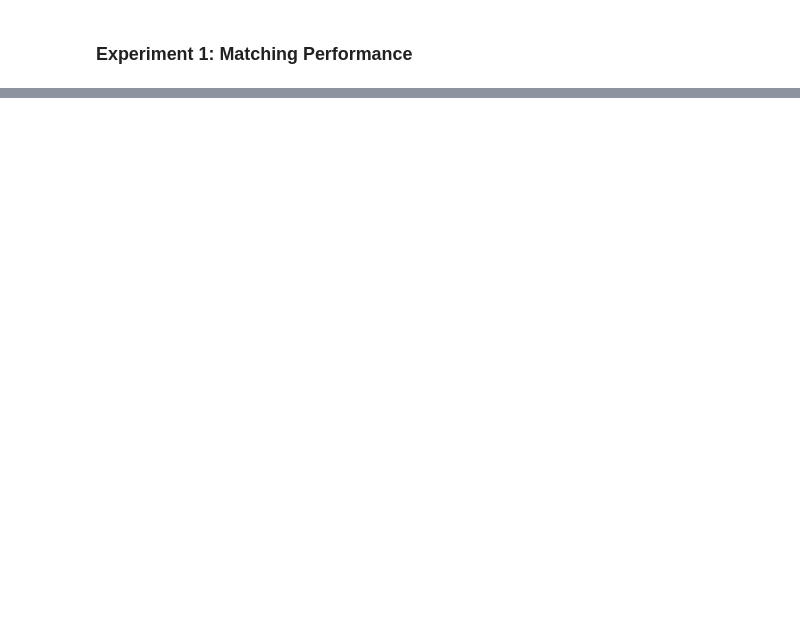
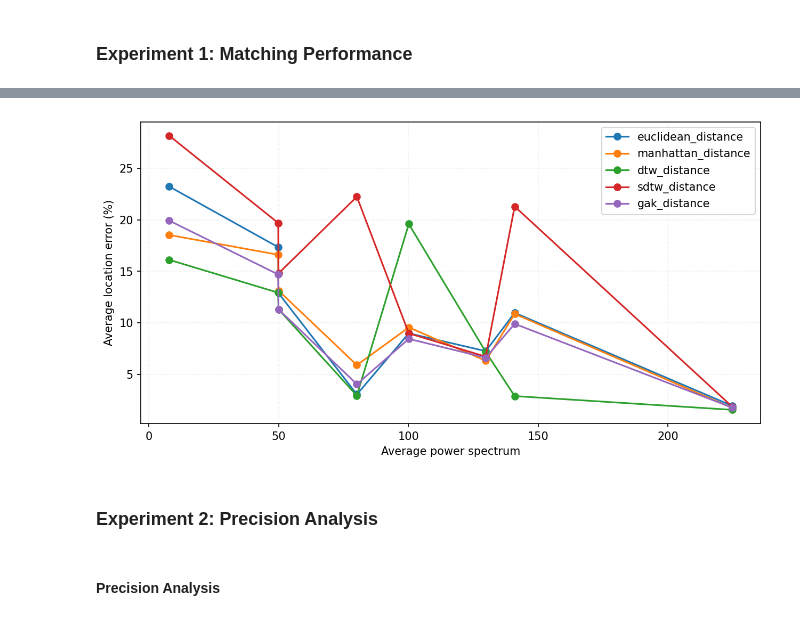
Before and after one commit to SunHaotian14/Qetch_Plus, a Jupyter notebook: Crowd-Study Data/Experiment.ipynb, the cells around one changed output, grey strips where cells are left out. Drawn from its saved outputs; the diff is of its cells as text; code cells hidden in the pictures; blank space fills up the shorter version.

```diff
--- a/Crowd-Study Data/Experiment.ipynb
+++ b/Crowd-Study Data/Experiment.ipynb
@@ -249,0 +359,20 @@ display(df)
+# %%
+measures = [euclidean_distance, manhattan_distance, dtw_distance, sdtw_distance, gak_distance]
+# measures = [euclidean_distance, manhattan_distance]
+average_power_spectrums = [np.mean(np.abs(np.fft.fft(x)) ** 2) for x in ori_data_X]
+df0 = pd.DataFrame({'Average power spectrum':average_power_spectrums, 'Dataset':datasets})
+df0 = df0.sort_values(by=['Average power spectrum'])
+display(df0)
+results = []
+d = {'Spectrum':[], 'Method':[], 'Average location error (%)':[]}
+for measure in measures:
+    print(f"Measure: {measure.__name__}")
+    results = pointwise_distances(ori_data_X, ori_data_y, sketch_X, measure)
+    for i in range(len(results)):
+        d['Method'].append(measure.__name__)
+        d['Spectrum'].append(average_power_spectrums[i])
+        d['Average location error (%)'].append(np.mean([np.abs(x[1][0] - ori_data_y[i][0])/ ori_data_X[i].shape[0]*100 for x in results[i]]))
+    print('--------------------------------------------------------')
+df = pd.DataFrame(d)
+df.sort_values(by=['Spectrum', 'Method'], inplace=True)
+display(df)
@@ -249,0 +416,16 @@ display(df)
+# %%
+measures_names = [m.__name__ for m in measures]
+plt.figure()
+for method in measures_names:
+    plt.plot(df[df['Method'] == method]['Spectrum'], df[df['Method'] == method]['Average location error (%)'], label=method, marker='o')
+plt.grid(color='0.95', linestyle='--')
+plt.xlabel('Average power spectrum')
+plt.ylabel('Average location error (%)')
+plt.legend()
+plt.show()
+# %% [output]
+[figure, added]
+# %% [markdown]
+### Experiment 2: Precision Analysis
+# %% [markdown]
+#### Precision Analysis
```
Also changed, not shown: parts of 25 cells of this notebook, 4 other files.
